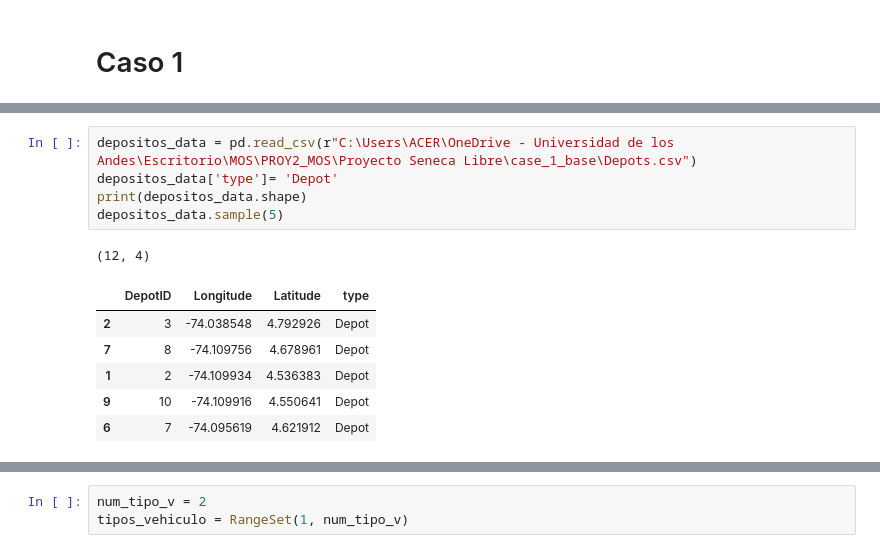
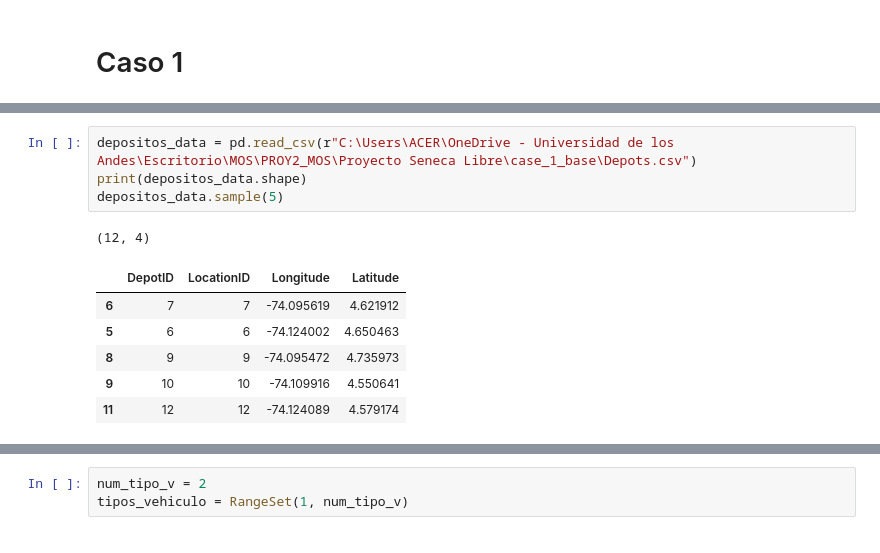
Before and after one commit to Pipeperez1305/PROY2_MOS, a Jupyter notebook: Proyecto Seneca Libre/MOS-Proyecto2.ipynb, the cells around one changed output, grey strips where cells are left out. Cells and saved outputs as stored; diff of their text form.

```diff
--- a/Proyecto Seneca Libre/MOS-Proyecto2.ipynb
+++ b/Proyecto Seneca Libre/MOS-Proyecto2.ipynb
@@ -45,13 +30,12 @@ clientes_data.sample(5)
 # %%
 depositos_data = pd.read_csv(r"C:\Users\ACER\OneDrive - Universidad de los Andes\Escritorio\MOS\PROY2_MOS\Proyecto Seneca Libre\case_1_base\Depots.csv")
-depositos_data['type']= 'Depot'
 print(depositos_data.shape)
 depositos_data.sample(5)
 # %% [output]
 (12, 4)
-|  | DepotID | Longitude | Latitude | type |
-| 2 | 3 | -74.038548 | 4.792926 | Depot |
-| 7 | 8 | -74.109756 | 4.678961 | Depot |
-| 1 | 2 | -74.109934 | 4.536383 | Depot |
-| 9 | 10 | -74.109916 | 4.550641 | Depot |
-| 6 | 7 | -74.095619 | 4.621912 | Depot |
+|  | DepotID | LocationID | Longitude | Latitude |
+| 6 | 7 | 7 | -74.095619 | 4.621912 |
+| 5 | 6 | 6 | -74.124002 | 4.650463 |
+| 8 | 9 | 9 | -74.095472 | 4.735973 |
+| 9 | 10 | 10 | -74.109916 | 4.550641 |
+| 11 | 12 | 12 | -74.124089 | 4.579174 |
```
Also changed, not shown: parts of 26 cells of this notebook, 1 other file.
